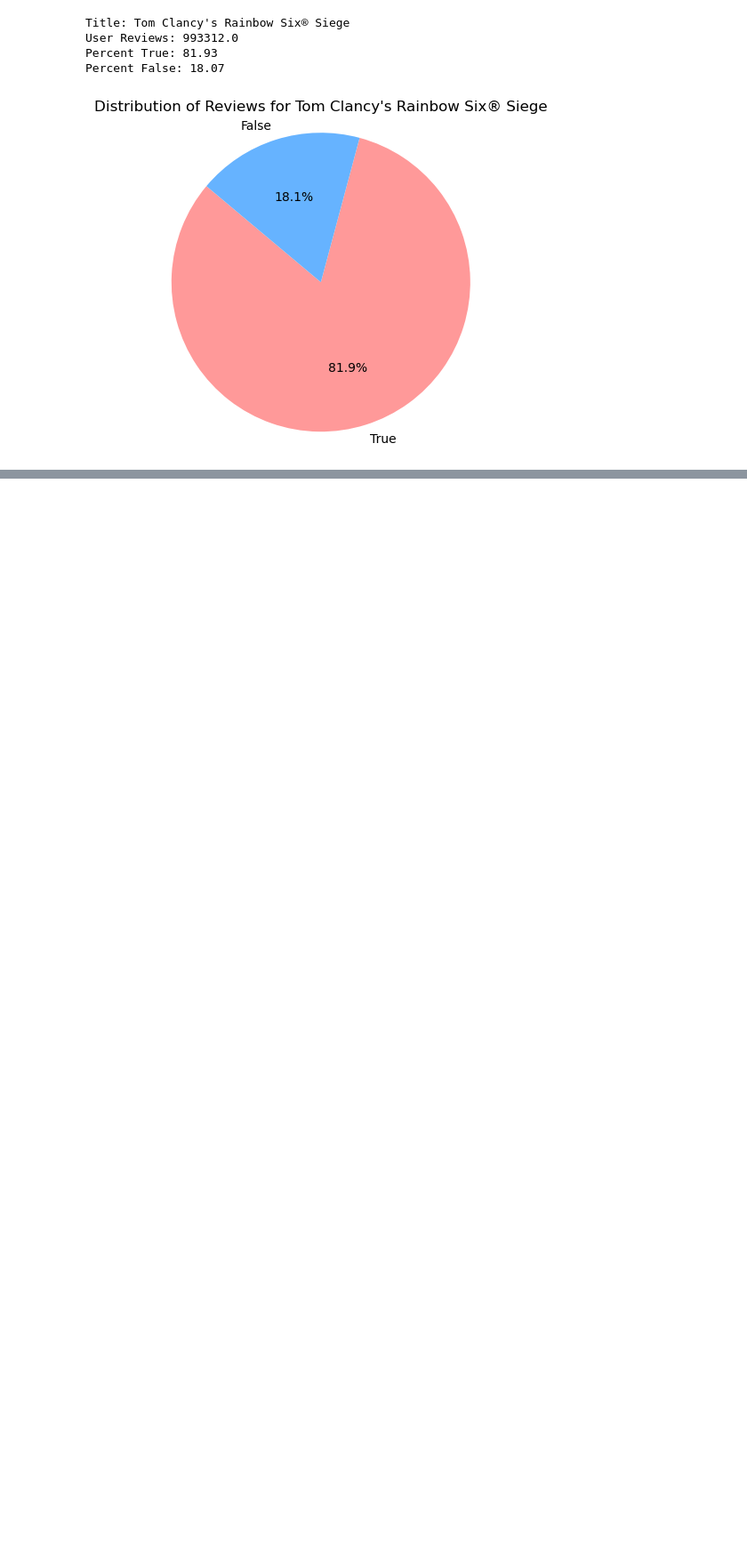
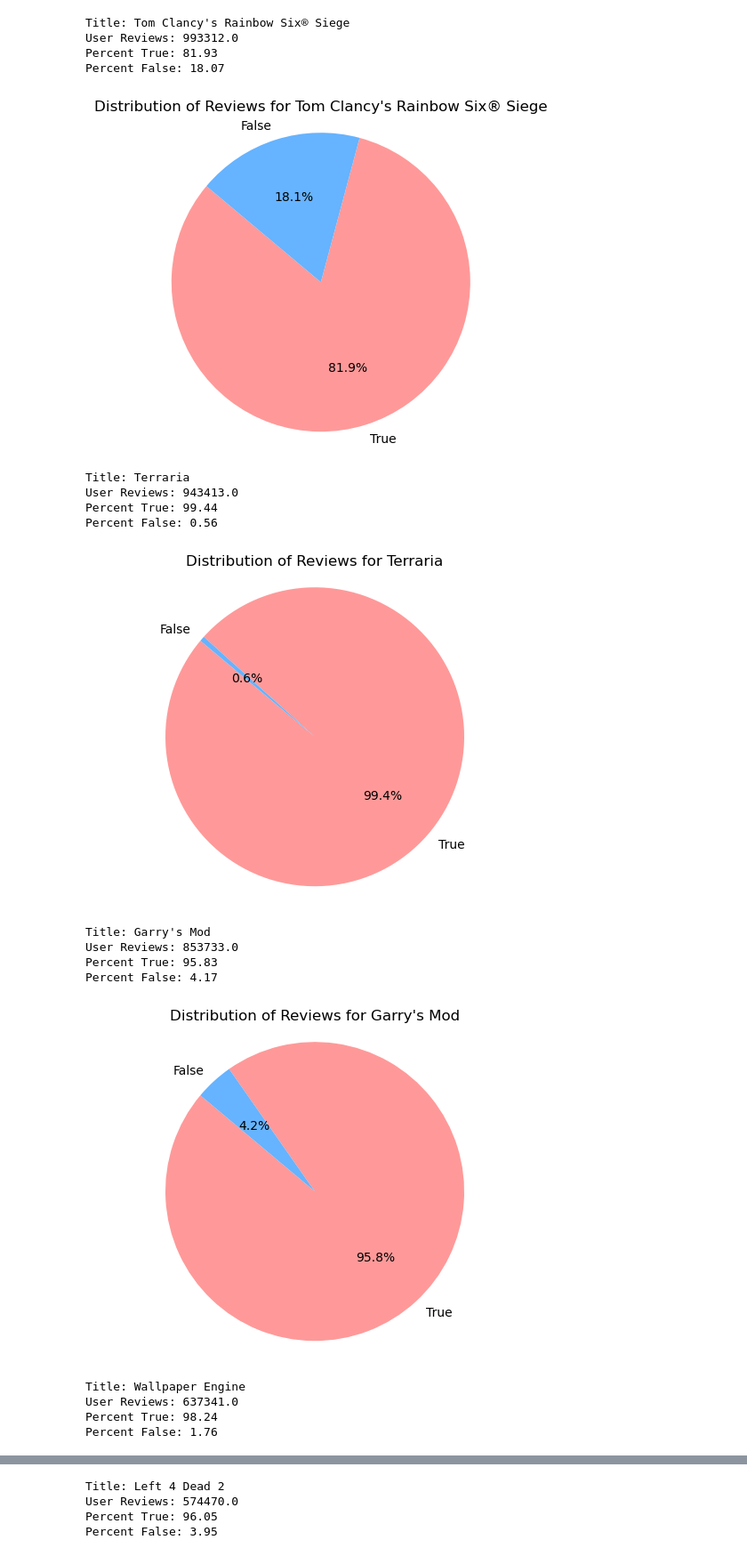
Before and after one commit to Milarize/EDA, a Jupyter notebook: EDA_Steam.ipynb, the cells around one changed output, grey strips where cells are left out. Shown: that part at 89% size. Saved outputs shown, nothing was run; the diff lists cells and outputs as text; code cells hidden in the pictures; blank space fills up the shorter version.

```diff
--- a/EDA_Steam.ipynb
+++ b/EDA_Steam.ipynb
@@ -470,3 +470,43 @@ User Reviews: 993312.0
 Percent True: 81.93
 Percent False: 18.07
 [figure]
+# %%
+import matplotlib.pyplot as plt
+
+sorted_df = merged_df.sort_values(by='user_reviews', ascending=False)
+
+# Select the top 5 games with the highest number of user_reviews and positive_ratio > 95
+top_5_games = sorted_df[(sorted_df['user_reviews'] > 0) & (sorted_df['percent_true'] > 95)].head(5)
+
+# Display the top 5 games along with their percent_true and percent_false
+for index, game in top_5_games.iterrows():
+    print("Title:", game['title'])
+    print("User Reviews:", game['user_reviews'])
+    print("Percent True: {:.2f}".format(game['percent_true']))
+    print("Percent False: {:.2f}".format(game['percent_false']))
+    print()
+
+    labels = ['True', 'False']
+    sizes = [game['percent_true'], game['percent_false']]
+    colors = ['#ff9999', '#66b3ff']
+    explode = (0.1, 0)  # Explode to highlight the 'True' slice
+
+    plt.pie(sizes, colors=colors, labels=labels, autopct='%1.1f%%', startangle=140)
+    plt.title('Distribution of Reviews for ' + game['title'])
+    plt.axis('equal')  # Make the pie chart circular
+    plt.show()
+# %% [output]
+Title: Terraria
+User Reviews: 943413.0
+Percent True: 99.44
+Percent False: 0.56
+[figure, added]
+Title: Garry's Mod
+User Reviews: 853733.0
+Percent True: 95.83
+Percent False: 4.17
+[figure, added]
+Title: Wallpaper Engine
+User Reviews: 637341.0
+Percent True: 98.24
+Percent False: 1.76
@@ -472,0 +514,4 @@ Percent False: 18.07
+Title: Left 4 Dead 2
+User Reviews: 574470.0
+Percent True: 96.05
+Percent False: 3.95
```
Also changed, not shown: parts of 1 cell of this notebook.
